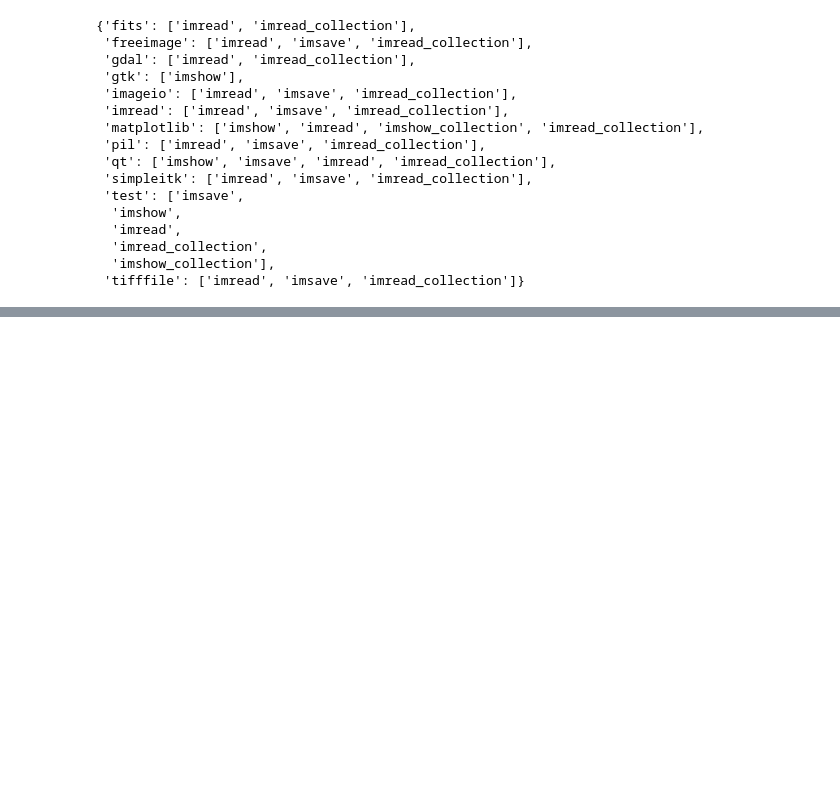
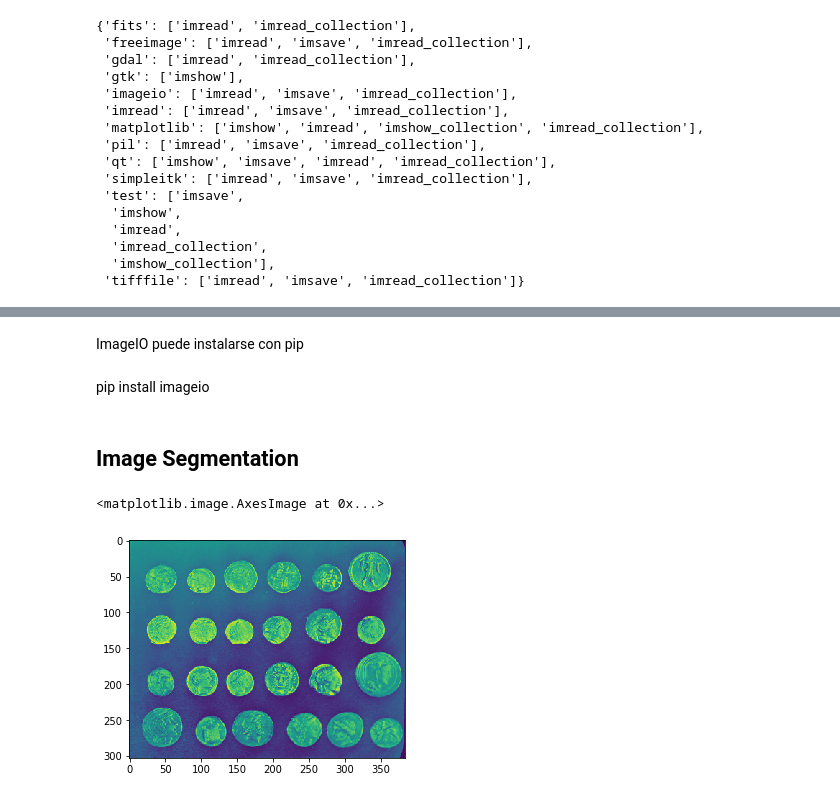
Before and after one commit to ericksav21/Maestria, a Jupyter notebook: Semestre 2/Procesamiento de señales/Tarea 1/Scikit Guia.ipynb, the cells around one changed output, grey strips where cells are left out. Drawn from its saved outputs; the diff is of its cells as text; code cells hidden in the pictures; blank space fills up the shorter version.

```diff
--- a/Semestre 2/Procesamiento de señales/Tarea 1/Scikit Guia.ipynb
+++ b/Semestre 2/Procesamiento de señales/Tarea 1/Scikit Guia.ipynb
@@ -573,0 +657,16 @@ io.find_available_plugins()
+# %% [markdown]
+ImageIO puede instalarse con pip
+# %% [markdown]
+pip install imageio
+# %% [markdown]
+## Image Segmentation
+# %%
+import numpy as np
+from skimage import data
+coins = data.coins()
+histo = np.histogram(coins, bins = np.arange(0, 256))
+# %%
+plt.imshow(coins)
+# %% [output]
+<matplotlib.image.AxesImage at 0x...>
+[figure, added]
```
Also changed, not shown: parts of 62 cells of this notebook, 32 other files.
